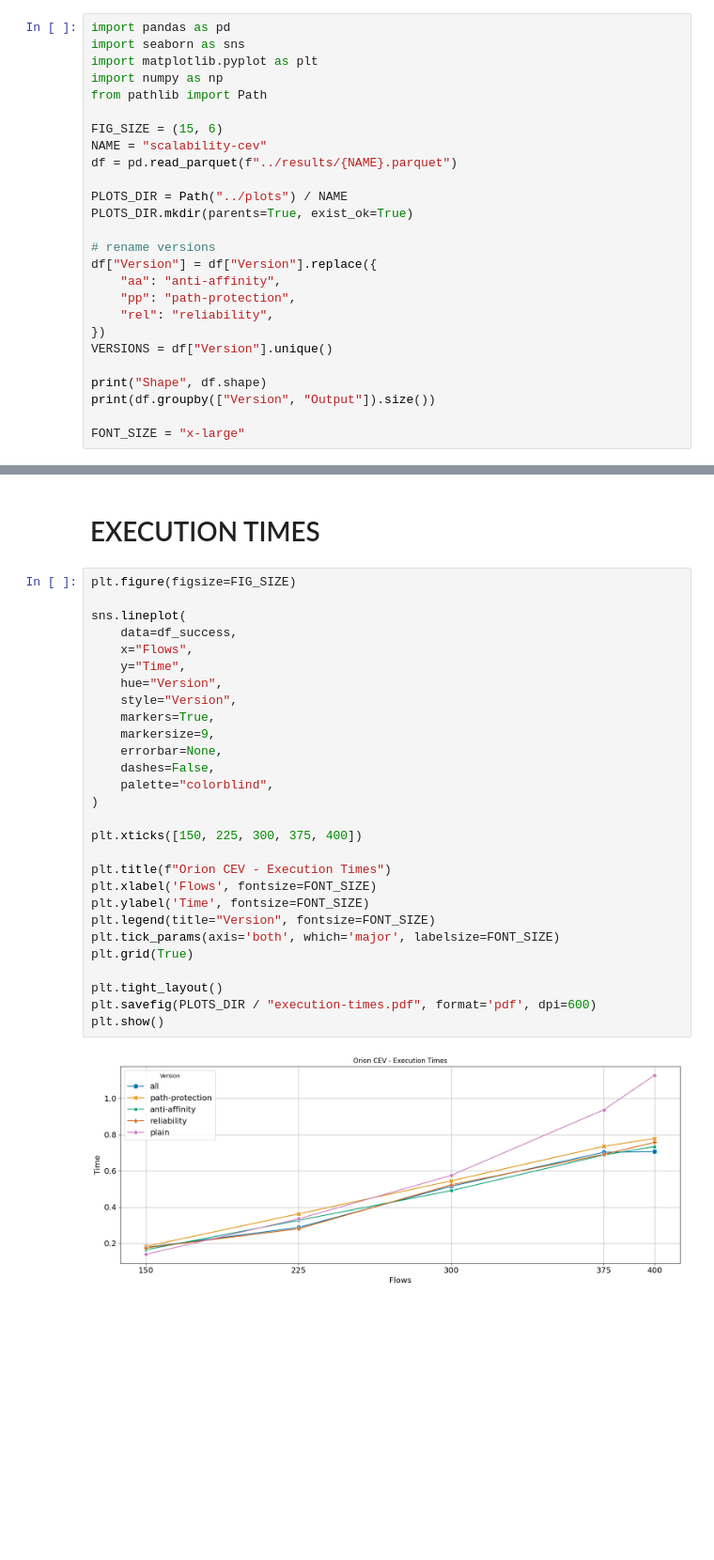
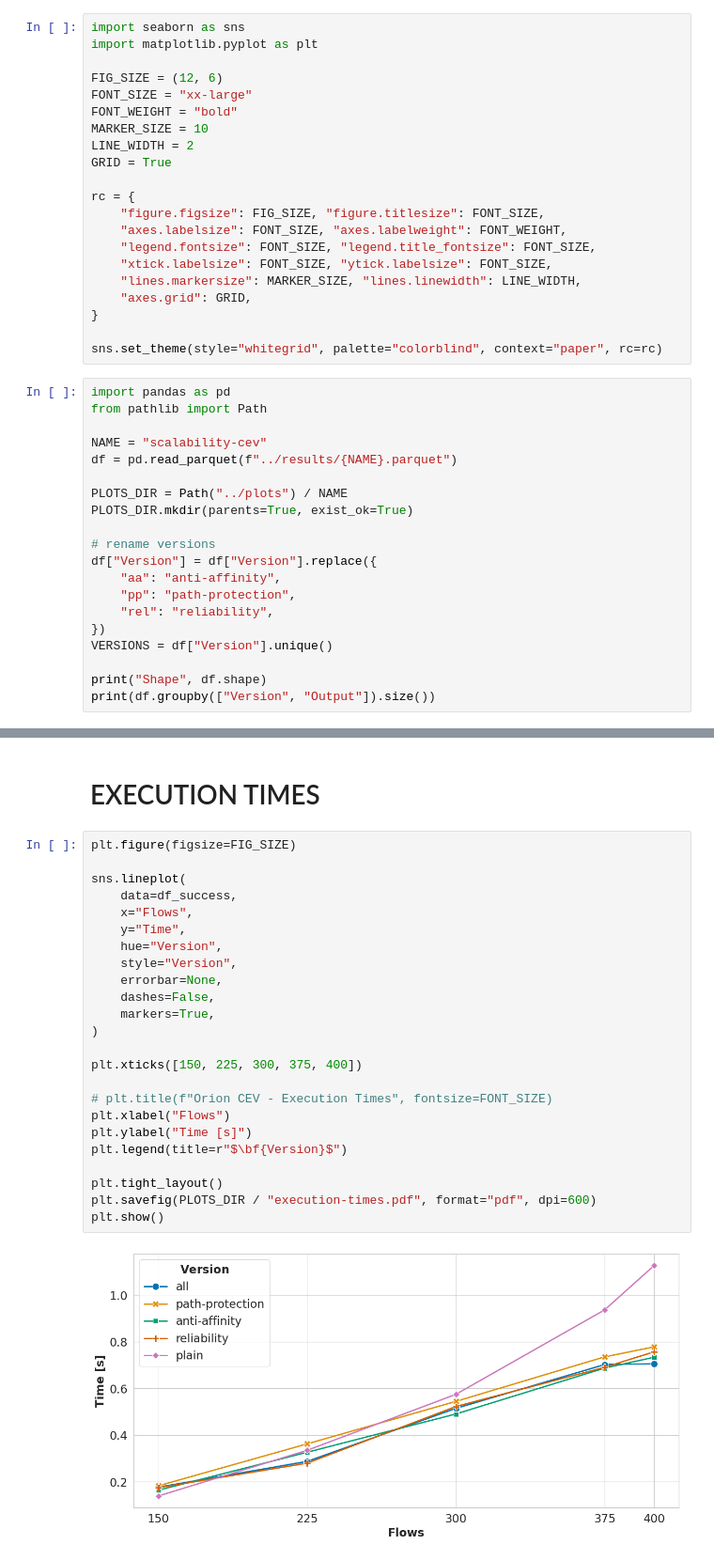
Before and after one commit to marianialessandro/dgLBF, a Jupyter notebook: sim/notebooks/analyse-cev.ipynb, the cells around one changed output, grey strips where cells are left out. Shown at 94% size. Saved outputs shown, nothing was run; the diff lists cells and outputs as text; blank space fills up the shorter version.

Commit message:
style: Format plots

```diff
--- a/sim/notebooks/analyse-cev.ipynb
+++ b/sim/notebooks/analyse-cev.ipynb
@@ -1,13 +1,30 @@
 # %% [markdown]
 ## Import libraries and read the data
+# %%
+import seaborn as sns
+import matplotlib.pyplot as plt
+
+FIG_SIZE = (12, 6)
+FONT_SIZE = "xx-large"
+FONT_WEIGHT = "bold"
+MARKER_SIZE = 10
+LINE_WIDTH = 2
+GRID = True
+
+rc = {
+    "figure.figsize": FIG_SIZE, "figure.titlesize": FONT_SIZE,
+    "axes.labelsize": FONT_SIZE, "axes.labelweight": FONT_WEIGHT,
+    "legend.fontsize": FONT_SIZE, "legend.title_fontsize": FONT_SIZE,
+    "xtick.labelsize": FONT_SIZE, "ytick.labelsize": FONT_SIZE,
+    "lines.markersize": MARKER_SIZE, "lines.linewidth": LINE_WIDTH,
+    "axes.grid": GRID,
+}
+
+sns.set_theme(style="whitegrid", palette="colorblind", context="paper", rc=rc)
 # %%
 import pandas as pd
-import seaborn as sns
-import matplotlib.pyplot as plt
-import numpy as np
 from pathlib import Path
 
-FIG_SIZE = (15, 6)
 NAME = "scalability-cev"
 df = pd.read_parquet(f"../results/{NAME}.parquet")
 
@@ -24,8 +41,6 @@ VERSIONS = df["Version"].unique()
 
 print("Shape", df.shape)
 print(df.groupby(["Version", "Output"]).size())
-
-FONT_SIZE = "x-large"
 # %% [output]
 Shape (250, 15)
 Version          Output
@@ -60,32 +75,28 @@ NO RESULT (0, 15)
 # %%
 plt.figure(figsize=FIG_SIZE)
 
 sns.lineplot(
     data=df_success,
     x="Flows",
     y="Time",
     hue="Version",
     style="Version",
-    markers=True,
-    markersize=9,
     errorbar=None,
     dashes=False,
-    palette="colorblind",
+    markers=True,
 )
 
 plt.xticks([150, 225, 300, 375, 400])
 
-plt.title(f"Orion CEV - Execution Times")
-plt.xlabel('Flows', fontsize=FONT_SIZE)
-plt.ylabel('Time', fontsize=FONT_SIZE)
-plt.legend(title="Version", fontsize=FONT_SIZE)
-plt.tick_params(axis='both', which='major', labelsize=FONT_SIZE)
-plt.grid(True)
+# plt.title(f"Orion CEV - Execution Times", fontsize=FONT_SIZE)
+plt.xlabel("Flows")
+plt.ylabel("Time [s]")
+plt.legend(title=r"$\bf{Version}$")
 
 plt.tight_layout()
-plt.savefig(PLOTS_DIR / "execution-times.pdf", format='pdf', dpi=600)
+plt.savefig(PLOTS_DIR / "execution-times.pdf", format="pdf", dpi=600)
 plt.show()
 # %% [output]
-[figure, old version]
+[figure, new version]
 # %%
 plt.figure(figsize=FIG_SIZE)
```
Also changed, not shown: parts of 2 cells of this notebook, 36 other files.
